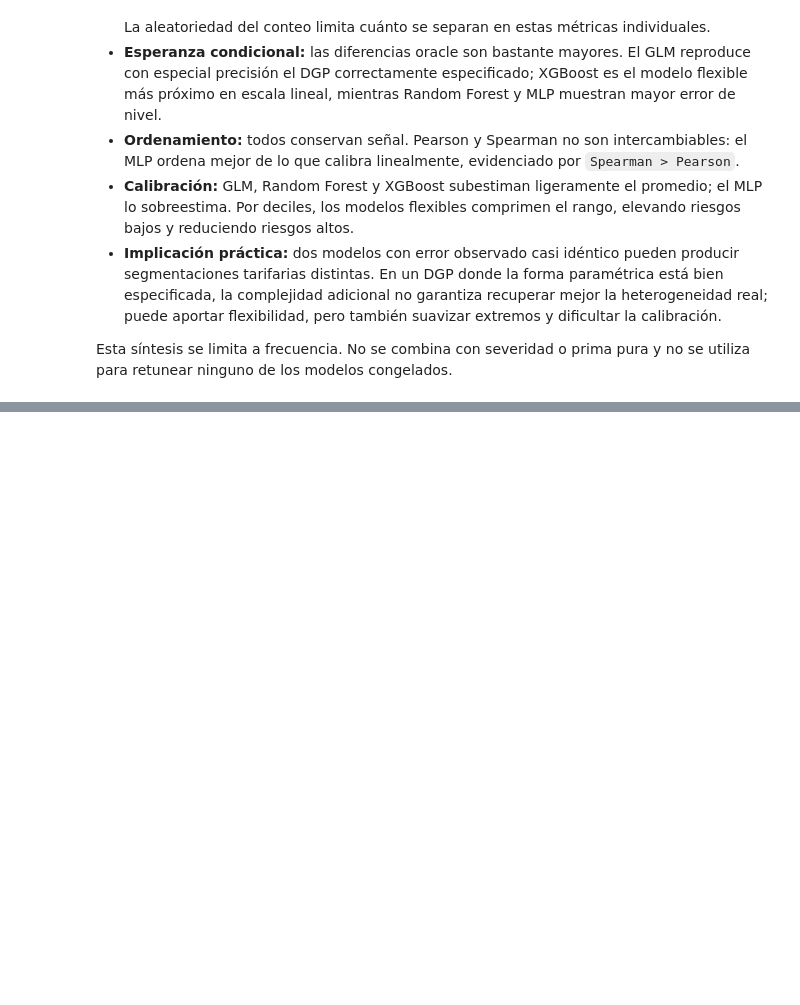
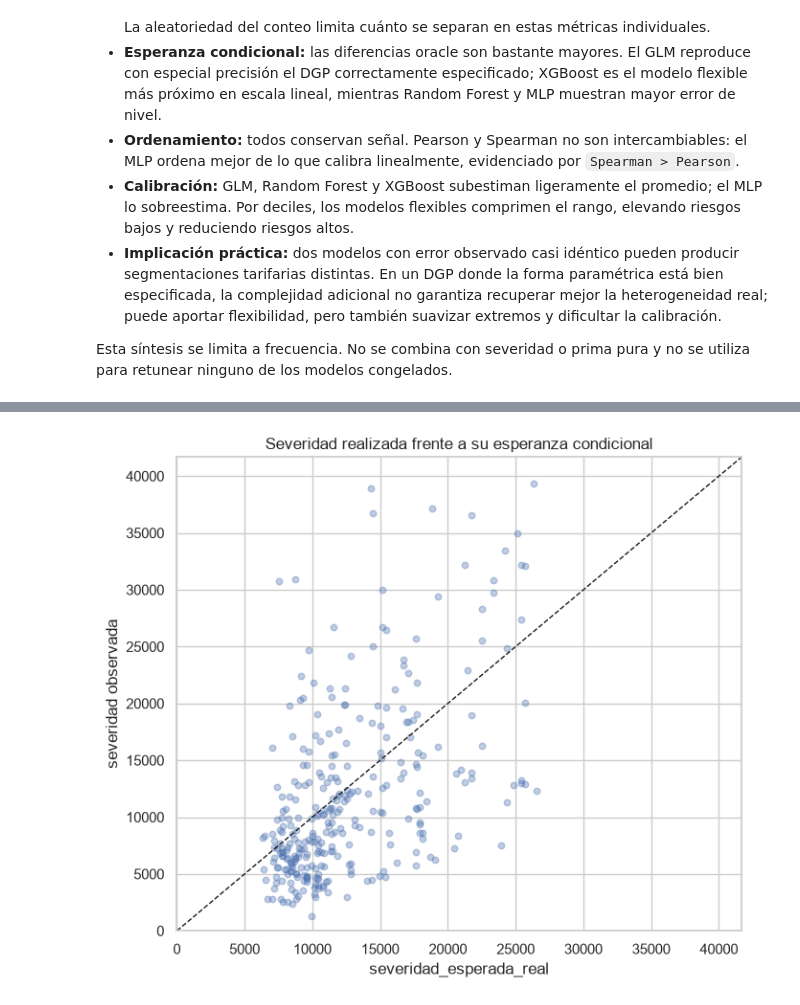
Before and after one commit to ActuarioDereckFuzz/Modelos_estadisticosvsMLvsDeep-Learning, a Jupyter notebook: notebooks/06_model_comparison.ipynb, the cells around one changed output, grey strips where cells are left out. Saved outputs shown, nothing was run; the diff lists cells and outputs as text; code cells hidden in the pictures; blank space fills up the shorter version.

```diff
--- a/notebooks/06_model_comparison.ipynb
+++ b/notebooks/06_model_comparison.ipynb
@@ -862,0 +1100,13 @@ Esta síntesis se limita a frecuencia. No se combina con severidad o prima pura
+# %%
+fig, ax = plt.subplots(figsize=(7, 6))
+ax.scatter(severity_predictions["severidad_esperada_real"], severity_predictions["severidad"], s=22, alpha=.35)
+limit = np.percentile(np.r_[severity_predictions["severidad_esperada_real"], severity_predictions["severidad"]], 99)
+ax.plot([0, limit], [0, limit], "k--", lw=1)
+ax.set_xlim(0, limit); ax.set_ylim(0, limit)
+ax.set(
+    title="Severidad realizada frente a su esperanza condicional",
+    xlabel="severidad_esperada_real", ylabel="severidad observada",
+)
+plt.tight_layout(); plt.show()
+# %% [output]
+[figure, added]
```
Also changed, not shown: parts of 101 cells of this notebook.
